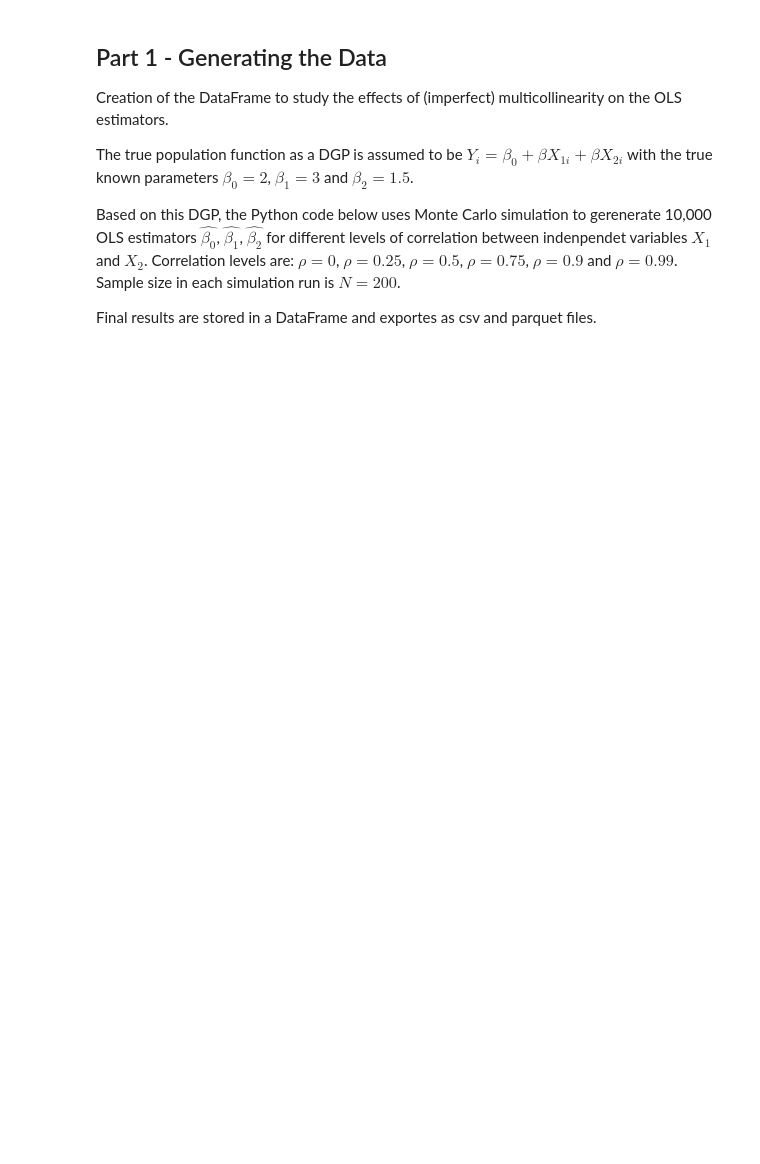
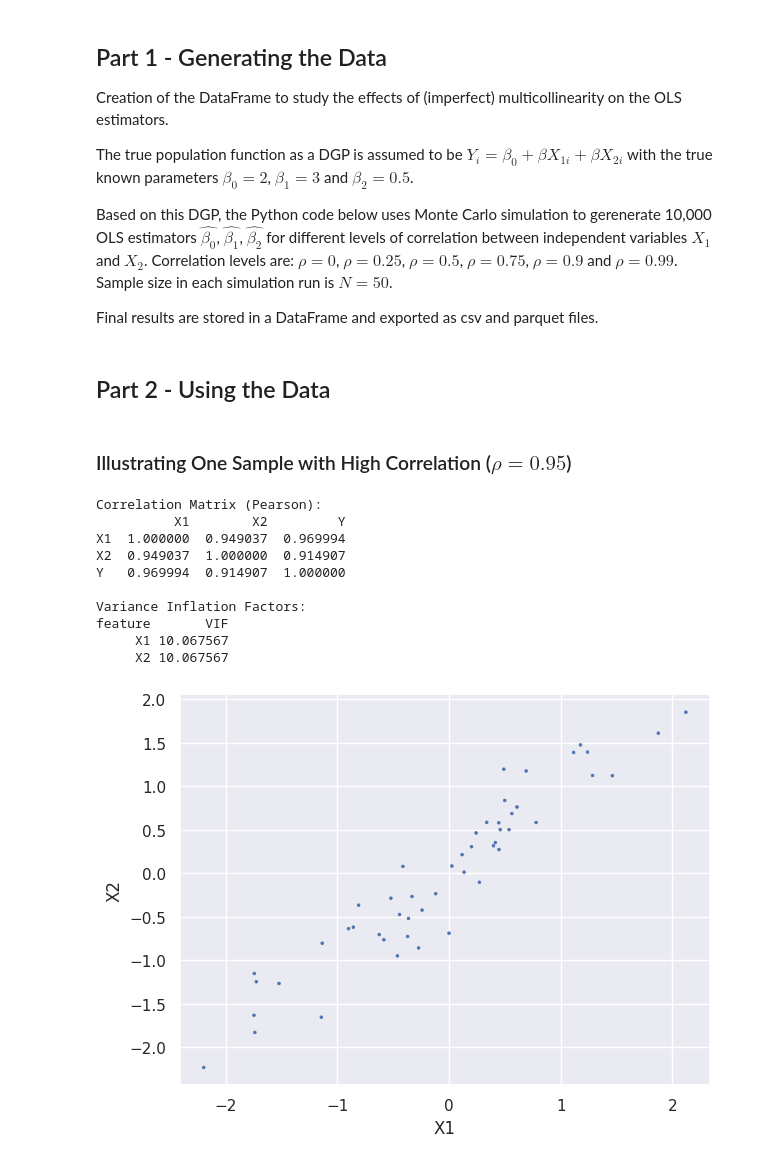
Before and after one commit to MichaelWegener/SDP-302---Fall-2026, a Jupyter notebook: Week 5 - Multicollinearity/Monte_Carlo_Method_&_OLS_Multicollinearity.ipynb, the cells around one changed output. Drawn from its saved outputs; the diff is of its cells as text; code cells hidden in the pictures; blank space fills up the shorter version.

```diff
--- a/Week 5 - Multicollinearity/Monte_Carlo_Method_&_OLS_Multicollinearity.ipynb
+++ b/Week 5 - Multicollinearity/Monte_Carlo_Method_&_OLS_Multicollinearity.ipynb
@@ -10,11 +10,11 @@ Part 2: Analyzes how varying collinearity levels affect estimator means and stan
 
 Creation of the DataFrame to study the effects of (imperfect) multicollinearity on the OLS estimators.
 
-The true population function as a DGP is assumed to be $Y_i=\beta_0+\beta X_{1i} +\beta X_{2i}$ with the true known parameters $\beta_0=2$, $\beta_1=3$ and $\beta_2=1.5$.
+The true population function as a DGP is assumed to be $Y_i=\beta_0+\beta X_{1i} +\beta X_{2i}$ with the true known parameters $\beta_0=2$, $\beta_1=3$ and $\beta_2=0.5$.
 
-Based on this DGP, the Python code below uses Monte Carlo simulation to gerenerate 10,000 OLS estimators $\hat{\beta_0}$, $\hat{\beta_1}$, $\hat{\beta_2}$ for different levels of correlation between indenpendet variables $X_1$ and $X_2$. Correlation levels are: $\rho=0$, $\rho=0.25$, $\rho=0.5$, $\rho=0.75$, $\rho=0.9$ and $\rho=0.99$. Sample size in each simulation run is $N=200$.
+Based on this DGP, the Python code below uses Monte Carlo simulation to gerenerate 10,000 OLS estimators $\hat{\beta_0}$, $\hat{\beta_1}$, $\hat{\beta_2}$ for different levels of correlation between independent variables $X_1$ and $X_2$. Correlation levels are: $\rho=0$, $\rho=0.25$, $\rho=0.5$, $\rho=0.75$, $\rho=0.9$ and $\rho=0.99$. Sample size in each simulation run is $N=50$.
 
-Final results are stored in a DataFrame and exportes as csv and parquet files.
+Final results are stored in a DataFrame and exported as csv and parquet files.
 # %%
 import numpy as np
 import pandas as pd
@@ -72,0 +88,49 @@ df_big.to_parquet("OLS_Multicollinearity.parquet")
+# %% [markdown]
+## Part 2 - Using the Data
+# %% [markdown]
+### Illustrating One Sample with High Correlation ($\rho=0.95$)
+# %%
+import pandas as pd
+from statsmodels.stats.outliers_influence import variance_inflation_factor
+import seaborn.objects as so
+import statsmodels.api as sm
+
+
+# Load sample data
+
+df_sample=pd.read_parquet("https://raw.githubusercontent.com/MichaelWegener/SDP-302---Fall-2026/refs/heads/main/data/OLS_Multicollinearity_Sample.parquet")
+
+#1 Calculate and print the correlation matrix
+corr_matrix = df_sample.corr(method='pearson')
+print("\nCorrelation Matrix (Pearson):")
+print(corr_matrix)
+
+# 1. Selecting x columns
+X=df_sample[['X1', 'X2']]
+
+# 2. Calculate VIF for each feature
+vif_data = pd.DataFrame()
+vif_data["feature"] = X.columns
+vif_data["VIF"] = [variance_inflation_factor(X.values, i) for i in range(X.shape[1])]
+
+print("\nVariance Inflation Factors:")
+print(vif_data.to_string(index=False))
+
+# Create a basic scatter plot
+(
+    so.Plot(df_sample, x="X1", y="X2")
+    .add(so.Dot(pointsize=2))
+    .show()
+)
+# %% [output]
+Correlation Matrix (Pearson):
+          X1        X2         Y
+X1  1.000000  0.949037  0.969994
+X2  0.949037  1.000000  0.914907
+Y   0.969994  0.914907  1.000000
+
+Variance Inflation Factors:
+feature       VIF
+     X1 10.067567
+     X2 10.067567
+[figure, added]
```
Also changed, not shown: parts of 6 cells of this notebook.
